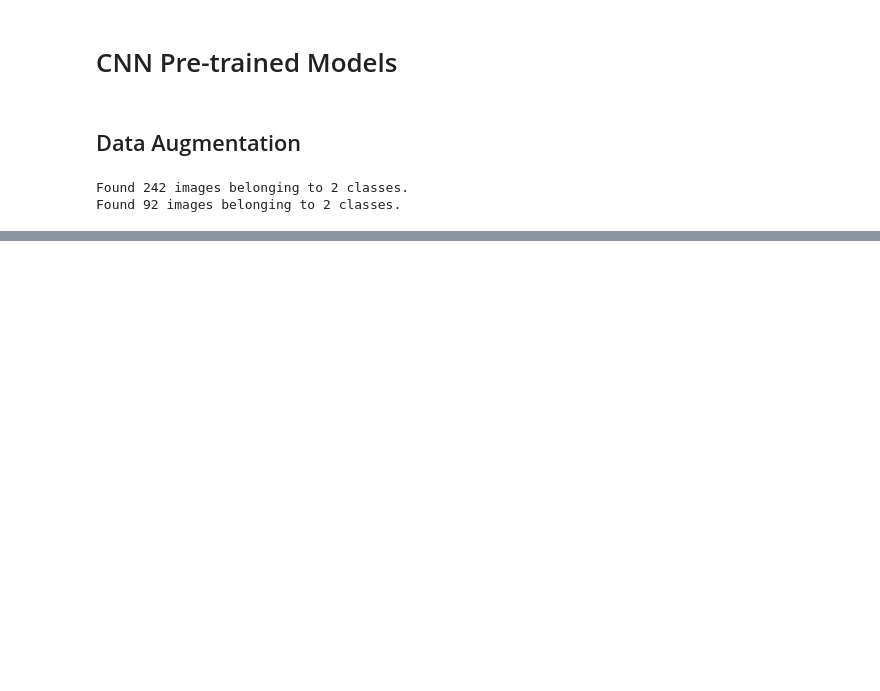
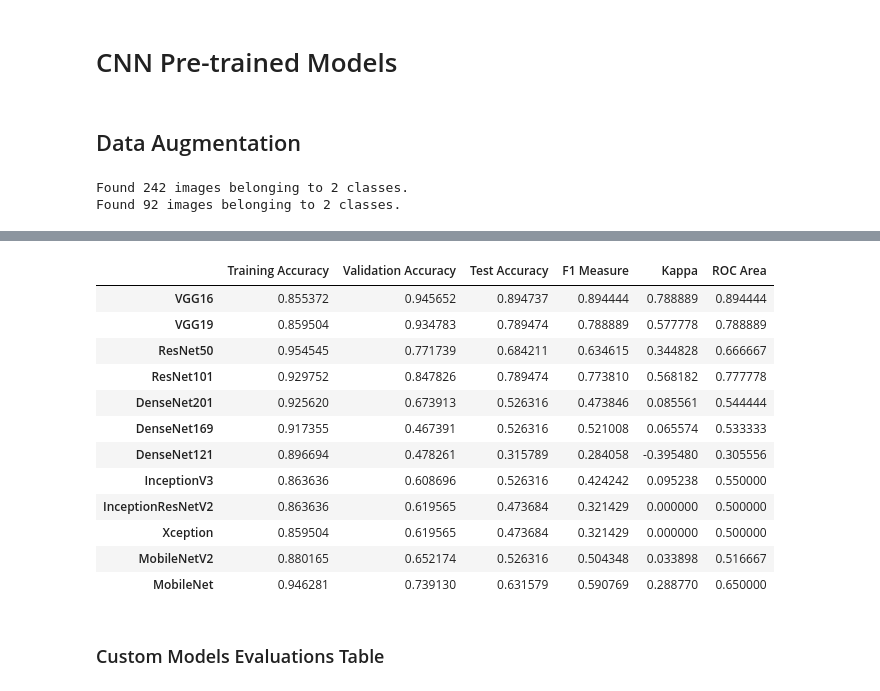
Before and after one commit to ZeynelAbidin91/DL-in-Computer-vision, a Jupyter notebook: evalution_pre-trained_networks_on_brain_tumor_dataset/evaluation_pre-trained_networks.ipynb, the cells around one changed output, grey strips where cells are left out. Saved outputs shown, nothing was run; the diff lists cells and outputs as text; code cells hidden in the pictures; blank space fills up the shorter version.

```diff
--- a/evalution_pre-trained_networks_on_brain_tumor_dataset/evaluation_pre-trained_networks.ipynb
+++ b/evalution_pre-trained_networks_on_brain_tumor_dataset/evaluation_pre-trained_networks.ipynb
@@ -1433,6 +151,0 @@ F1 Score = 0.71
-# %%
-# load base model
-base_model = ResNet101(
-    weights = 'imagenet',
-    include_top=False,
-    input_shape=IMG_SIZE + (3,))
@@ -1561,6 +151,0 @@ F1 Score = 0.89
-# %%
-# load base model
-base_model = InceptionResNetV2(
-    weights = 'imagenet',
-    include_top=False,
-    input_shape=IMG_SIZE + (3,))
@@ -1794,19 +151,0 @@ plt.show()
-# %%
-# validate on test set
-predictions = model_cnn2.predict(X_test_prep)
-predictions = [1 if x>0.5 else 0 for x in predictions]
-
-accuracy = accuracy_score(y_test, predictions)
-
-kappa_score = cohen_kappa_score(y_test, predictions)
-
-roc_area = roc_auc_score(y_test, predictions)
-
-(precision, recall, fscore, support) = precision_recall_fscore_support(y_test, predictions, average='macro')
-
-print('Train Accuracy = %.2f' % acc[-1])
-print('Test Accuracy = %.2f' % accuracy)
-print('Val Accuracy = %.2f' % val_acc[-1])
-print('Kappa Score = %.2f' % kappa_score)
-print('ROC Area = %.2f' % roc_area)
-print('F1 Score = %.2f' % fscore)
@@ -1819,0 +154,7 @@ F1 Score = 0.51
+# %%
+nets_evaluation_df = pd.DataFrame(columns=['Training Accuracy', 'Validation Accuracy', 'Test Accuracy', 'F1 Measure', 'Kappa', 'ROC Area'])
+EPOCHS = 30
+NUM_CLASSES = 1
+trained_nets = {VGG16 : 'VGG16', VGG19 : 'VGG19',  ResNet50 : 'ResNet50', ResNet101 : 'ResNet101', DenseNet201 : 'DenseNet201',
+               DenseNet169 : 'DenseNet169', DenseNet121 : 'DenseNet121', InceptionV3 : 'InceptionV3', InceptionResNetV2 : 'InceptionResNetV2',
+               Xception : 'Xception', MobileNetV2 : 'MobileNetV2', MobileNet : 'MobileNet'}
@@ -1819,0 +705,18 @@ F1 Score = 0.51
+# %%
+nets_evaluation_df
+# %% [output]
+|  | Training Accuracy | Validation Accuracy | Test Accuracy | F1 Measure | Kappa | ROC Area |
+| VGG16 | 0.855372 | 0.945652 | 0.894737 | 0.894444 | 0.788889 | 0.894444 |
+| VGG19 | 0.859504 | 0.934783 | 0.789474 | 0.788889 | 0.577778 | 0.788889 |
+| ResNet50 | 0.954545 | 0.771739 | 0.684211 | 0.634615 | 0.344828 | 0.666667 |
+| ResNet101 | 0.929752 | 0.847826 | 0.789474 | 0.773810 | 0.568182 | 0.777778 |
+| DenseNet201 | 0.925620 | 0.673913 | 0.526316 | 0.473846 | 0.085561 | 0.544444 |
+| DenseNet169 | 0.917355 | 0.467391 | 0.526316 | 0.521008 | 0.065574 | 0.533333 |
+| DenseNet121 | 0.896694 | 0.478261 | 0.315789 | 0.284058 | -0.395480 | 0.305556 |
+| InceptionV3 | 0.863636 | 0.608696 | 0.526316 | 0.424242 | 0.095238 | 0.550000 |
+| InceptionResNetV2 | 0.863636 | 0.619565 | 0.473684 | 0.321429 | 0.000000 | 0.500000 |
+| Xception | 0.859504 | 0.619565 | 0.473684 | 0.321429 | 0.000000 | 0.500000 |
+| MobileNetV2 | 0.880165 | 0.652174 | 0.526316 | 0.504348 | 0.033898 | 0.516667 |
+| MobileNet | 0.946281 | 0.739130 | 0.631579 | 0.590769 | 0.288770 | 0.650000 |
+# %% [markdown]
+### Custom Models Evaluations Table
```
Also changed, not shown: parts of 95 cells of this notebook, 1 other file.
